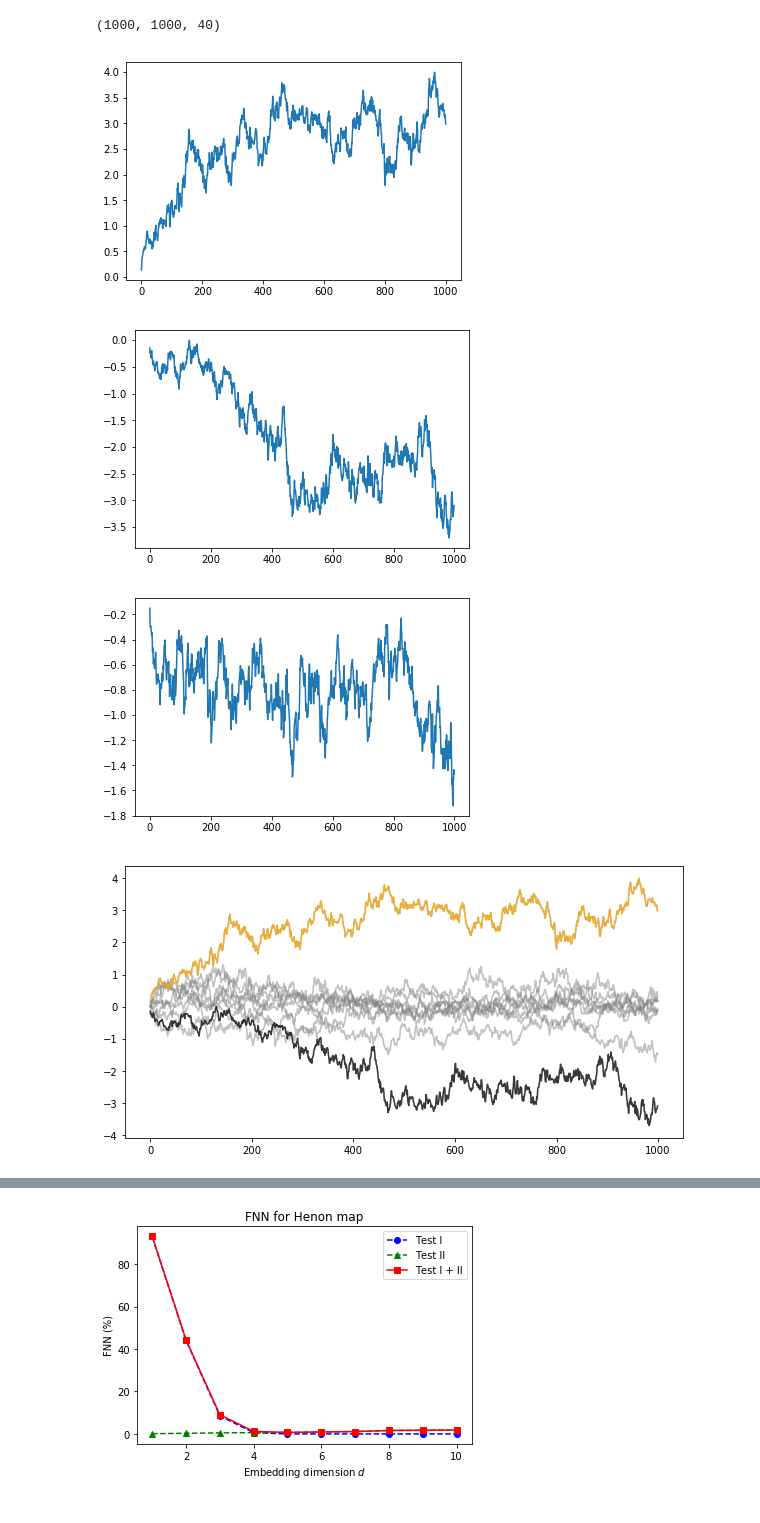
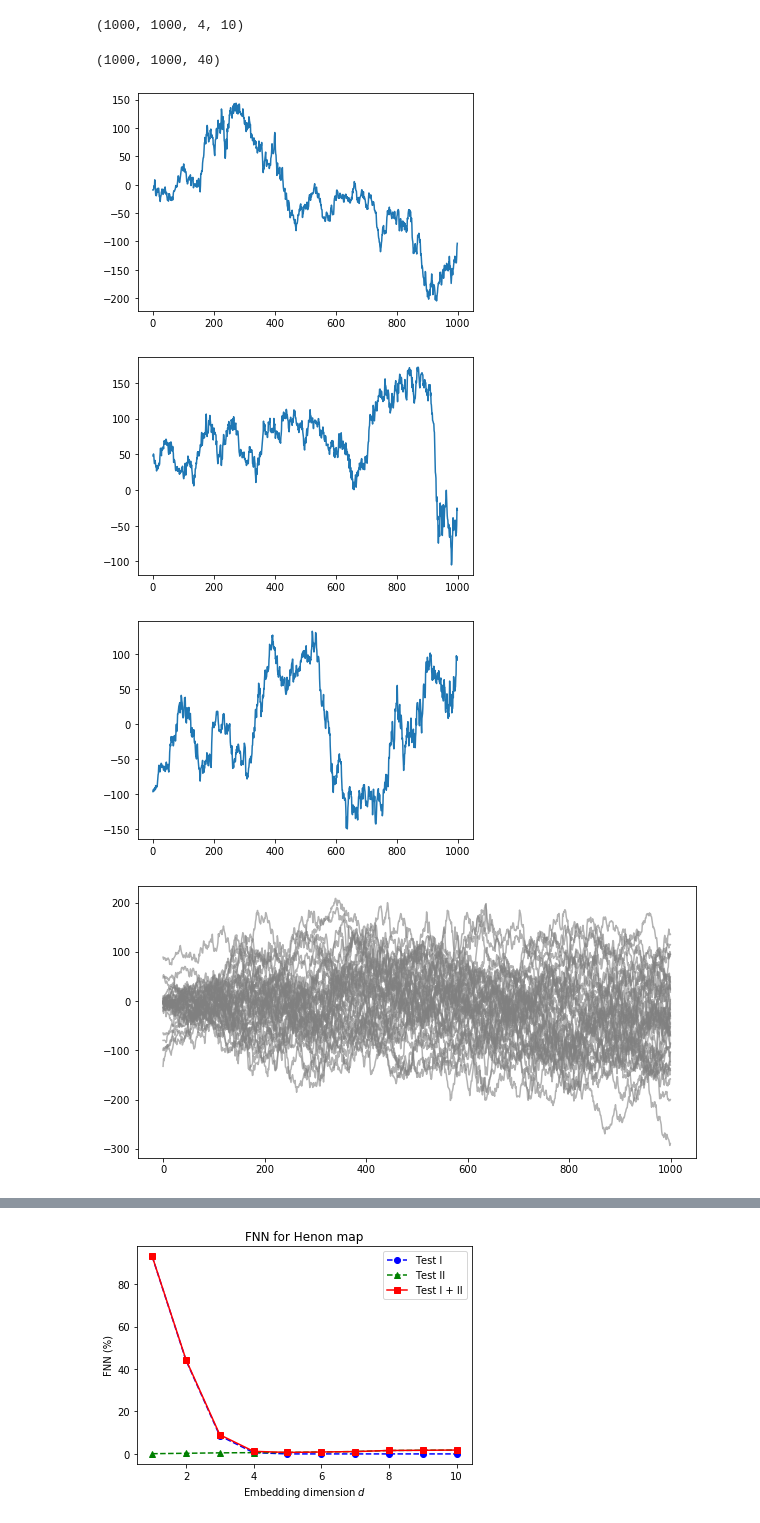
Before and after one commit to ietheredge/VisionEngine, a Jupyter notebook: notebooks/EvolutionaryDynamics.ipynb, the cells around one changed output, grey strips where cells are left out. Drawn from its saved outputs; the diff is of its cells as text; code cells hidden in the pictures.

```diff
--- a/notebooks/EvolutionaryDynamics.ipynb
+++ b/notebooks/EvolutionaryDynamics.ipynb
@@ -8,7 +6,12 @@ cd ..
+# %%
+with open("parent_record.p", "rb") as f:
+    pr = np.array(pickle.load(f))
 # %%
-pr = np.load('pr_guppies_orig_params_new_fit.npy')
+# pr = np.load('pr_guppies_orig_params_new_fit.npy')
-# %%
-pr = pr.transpose(0,2,1,3)
+# %%
+pr.shape
+# %% [output]
+(1000, 1000, 4, 10)
 # %%
 pr_alleles = pr.reshape(1000,1000, 40)
 # %%
@@ -23,24 +26,24 @@ transformer = random_projection.GaussianRandomProjection(random_state=rng)
 # %%
 plt.plot(pr_pops[:,5]);
 # %% [output]
-[figure, old version]
+[figure, new version]
 # %%
 plt.plot(pr_pops[:,7]);
 # %% [output]
-[figure, old version]
+[figure, new version]
 # %%
 plt.plot(pr_pops[:,8]);
 # %% [output]
-[figure, old version]
+[figure, new version]
 # %%
 import matplotlib.pyplot as plt
 plt.figure(figsize=(10,5))
-plt.plot(pr_pops, c='grey', alpha=0.15);
-plt.plot(pr_pops[:,7], c='black', alpha=0.7);
-plt.plot(pr_pops[:,5], c='orange', alpha=0.7);
+plt.plot(pr_pops, c='grey', alpha=0.6);
+# plt.plot(pr_pops[:,7], c='black', alpha=0.7);
+# plt.plot(pr_pops[:,5], c='orange', alpha=0.7);
 fig = plt.gcf()
-fig.savefig('allele_fig.pdf')
+# fig.savefig('allele_fig.pdf')
 # %% [output]
-[figure, old version]
+[figure, new version]
 # %%
 from nolitsa import dimension, delay, lyapunov
```
Also changed, not shown: parts of 3 cells of this notebook, 17 other files.
